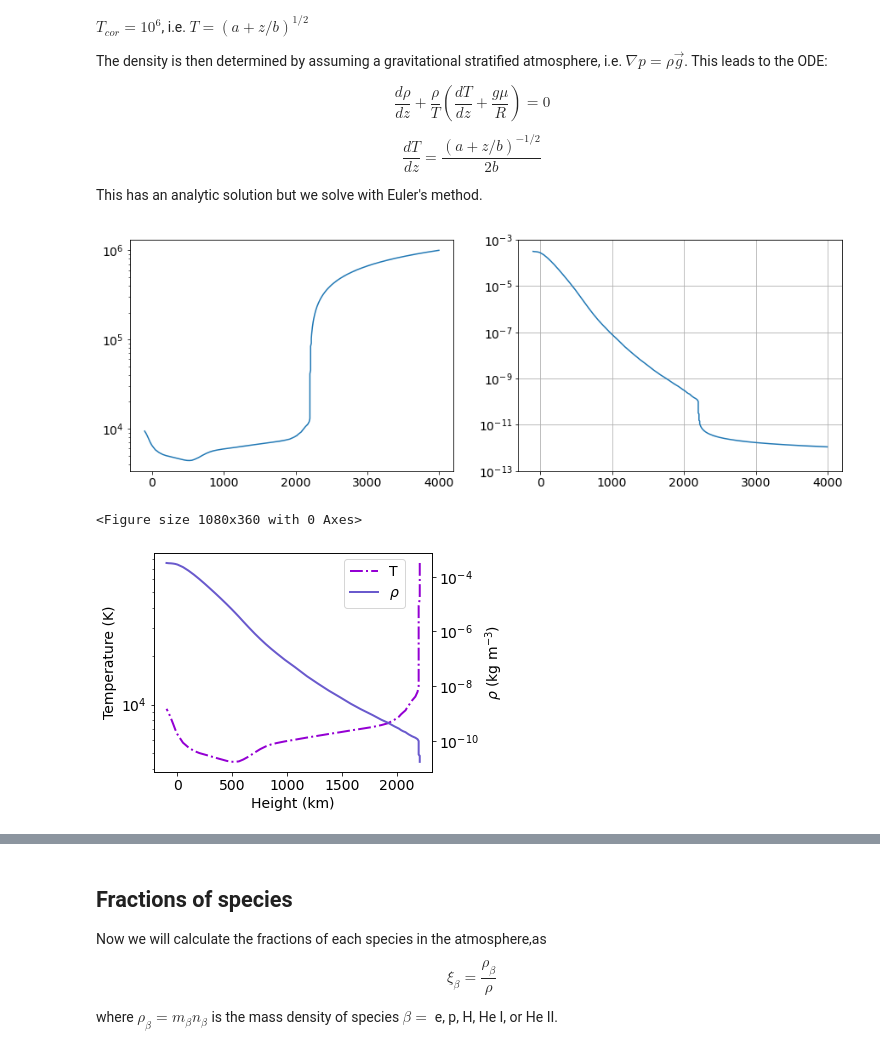
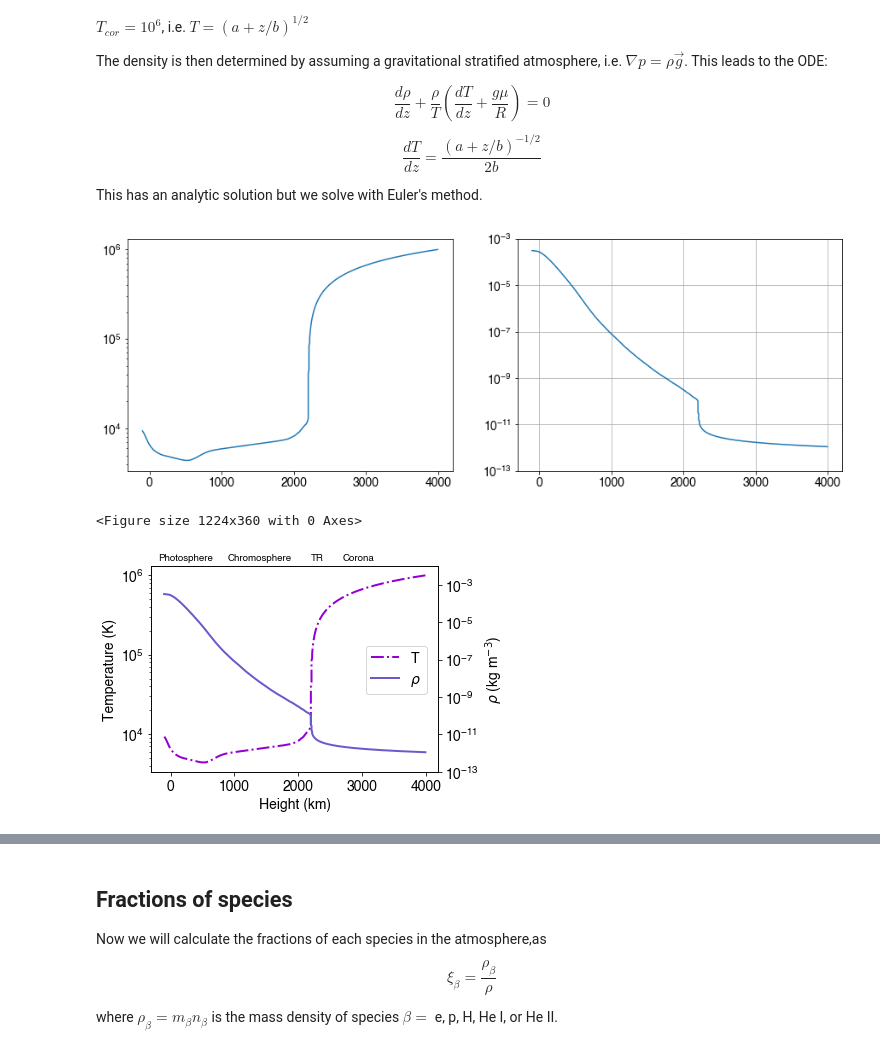
Before and after one commit to Richardjmorton/FAL_models, a Jupyter notebook: Atmospheric_plots.ipynb, the cells around one changed output, grey strips where cells are left out. Drawn from its saved outputs; the diff is of its cells as text; code cells hidden in the pictures.

```diff
--- a/Atmospheric_plots.ipynb
+++ b/Atmospheric_plots.ipynb
@@ -1,4 +1,5 @@
 # %%
+# imports
 import pandas as pd
 
 import numpy as np
@@ -7,6 +8,10 @@ import matplotlib.pyplot as plt
 %matplotlib inline
 import matplotlib
 matplotlib.rcParams.update({'font.size': 14})
+plt.rcParams['font.family'] = 'sans-serif'
+plt.rcParams['font.sans-serif'] = ['Helvetica']
+
+from copy import deepcopy
 
 from astropy import constants as c
 from astropy import units as u
@@ -14,3 +19,5 @@ from astropy import units as u
 from plasmapy.formulary import mass_density
 from plasmapy.formulary import collision_frequency
 from plasmapy.particles import reduced_mass
+
+%load_ext watermark
@@ -98,6 +117,8 @@ coronal_T_prof = np.sqrt(a+1/b*depth_cor)
 test_profile = np.concatenate((coronal_T_prof[::-1],df["Temp."].values))
 test_depth = np.concatenate((depth_cor[::-1], df["Depth"].values))
 
+
+
 plt.figure(figsize=(15,5))
 plt.subplot(121)
 plt.plot(test_depth, test_profile)
@@ -119,26 +140,40 @@ plt.plot(test_depth, test_rho_profile)
 plt.yscale('log')
 plt.ylim(1e-13,1e-3)
 plt.grid()
+
+d = {'Temp.': coronal_T_prof[::-1],
+     'Depth': depth_cor[::-1],
+      'rho': np.array(rho_cor)[::-1]}
+df2 = pd.DataFrame(d)
+
+df = pd.concat([df2, df], ignore_index=True).fillna(0)
 # %% [output]
-[figure, old version]
+[figure, new version]
 # %%
-plt.figure(figsize=(15,5))
+plt.figure(figsize=(17,5))
 fig, ax1 =plt.subplots()
 
 ax1.plot(df['Depth'], df['Temp.'], label='T', color='darkviolet', lw=2, linestyle='-.')
 ax1.set_yscale('log')
 ax1.set_xlabel('Height (km)')
 ax1.set_ylabel('Temperature (K)')
 #ax1.grid(axis='y')
 
 ax2 = ax1.twinx()
 
 ax2.plot(df['Depth'], df['rho'], label=r'$\rho$', color='slateblue', lw=2)
 ax2.set_yscale('log')
 ax2.set_ylabel(r'$\rho$ (kg m$^{-3}$)')
+ax2.set_ylim(1e-13,1e-2)
+
+ax2.text(-200, 2e-2, 'Photosphere', fontsize='x-small')
+ax2.text(900, 2e-2, 'Chromosphere', fontsize='x-small')
+ax2.text(2200, 2e-2, 'TR', fontsize='x-small')
+ax2.text(2700, 2e-2, 'Corona', fontsize='x-small')
 
 fig.tight_layout()
-fig.legend(loc='upper right', bbox_to_anchor=(0.75,0.95));
+fig.legend(loc='upper right', bbox_to_anchor=(0.8,0.65));
+plt.savefig('T_rho_atmosphere.png', dpi=300)
 # %% [output]
-<Figure size 1080x360 with 0 Axes>
+<Figure size 1224x360 with 0 Axes>
-[figure, old version]
+[figure, new version]
```
Also changed, not shown: parts of 29 cells of this notebook, 9 other files.
